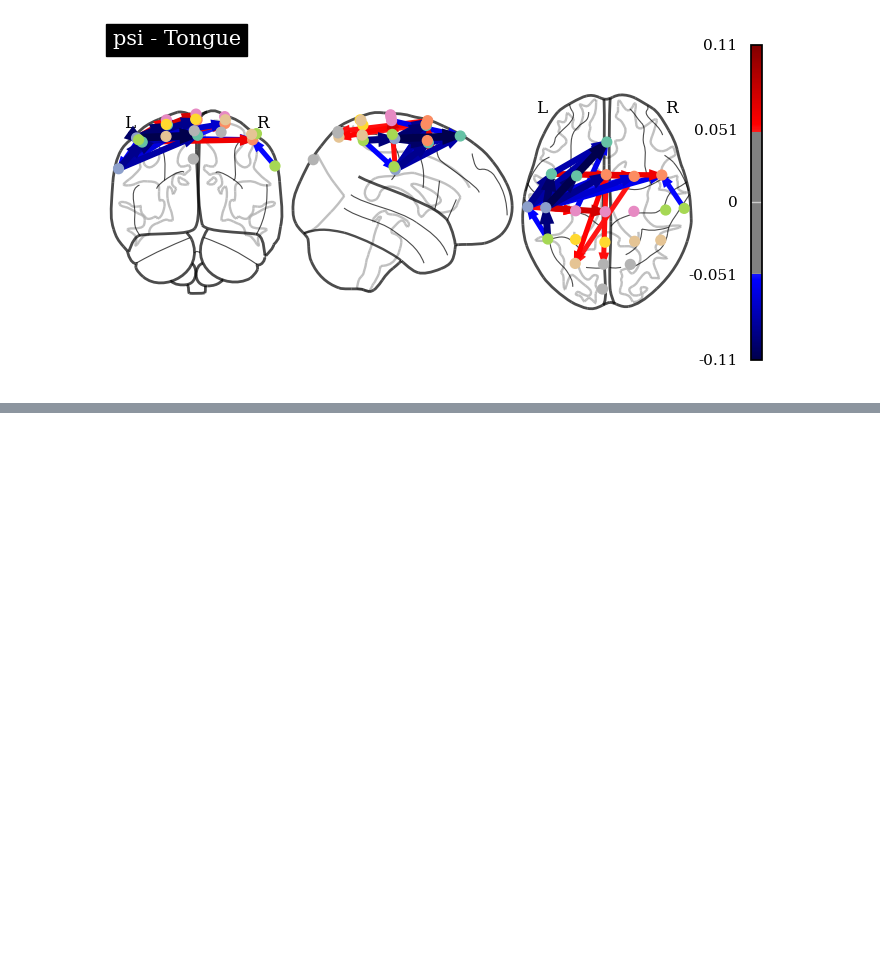
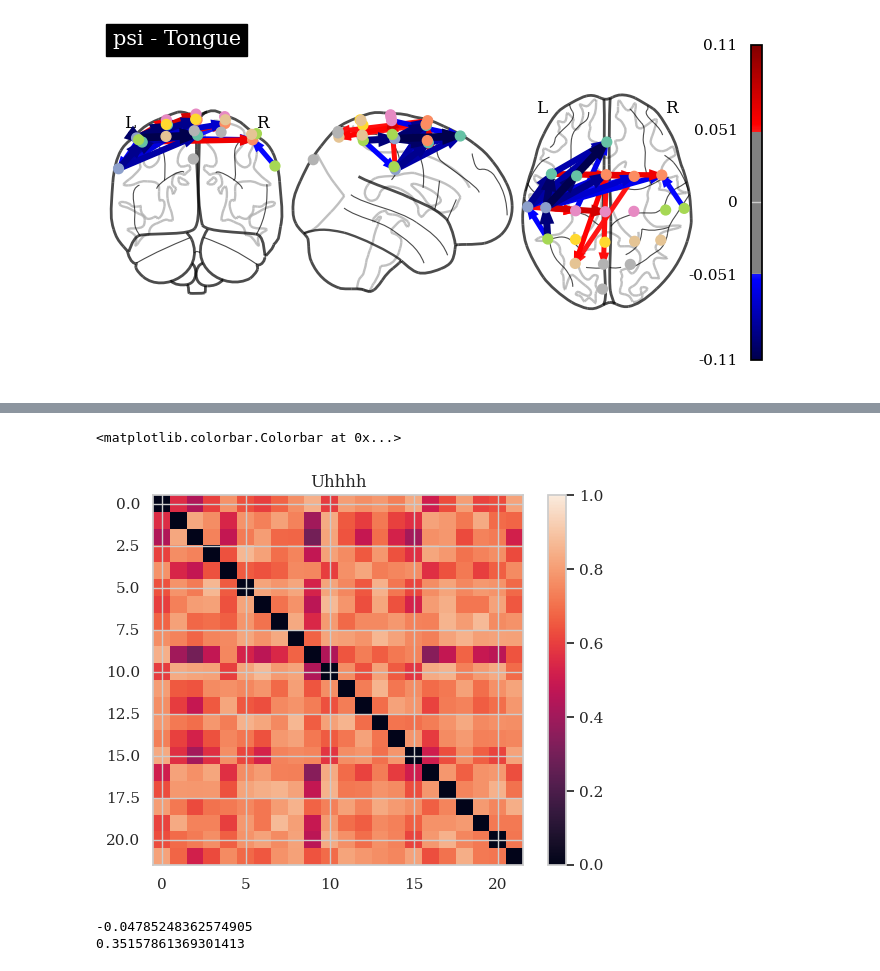
Before and after one commit to MatthewChen37/MATH8803-Final-Project, a Jupyter notebook: DirectedConnectivity.ipynb, the cells around one changed output, grey strips where cells are left out. Cells and saved outputs as stored; diff of their text form; code cells hidden in the pictures; blank space fills up the shorter version.

```diff
--- a/DirectedConnectivity.ipynb
+++ b/DirectedConnectivity.ipynb
@@ -527,0 +584,10 @@ plotting.plot_connectome(make_directed_psi(psi_tongue.get_data("dense")[:, :, 0]
+# %%
+# Create xr DataArray from the simulated excitatory timeseries (keeping the region labels)
+sim_signal = xr.DataArray(wc.exc[:, int(1000/wc.params.dt):], dims=("regions", "time"), coords={"regions": range(len(EEG_Locations.keys())), "time": wc.t[int(1000/wc.params.dt):]/1000})
+
+sim_signal = Signal(sim_signal)
+sim_signal.resample(to_frequency=100)
+# Filter signal
+sim_signal.filter(8, 30, inplace=True)
+# Extract signal envelope
+sim_signal.hilbert_transform('amplitude', inplace=True)
@@ -527,0 +608,12 @@ plotting.plot_connectome(make_directed_psi(psi_tongue.get_data("dense")[:, :, 0]
+# %%
+sim_fc = func.fc(sim_signal.data)
+
+# Set diagonal to zero
+np.fill_diagonal(sim_fc, 0)
+
+plt.imshow(sim_fc, vmin=0, vmax=1)
+plt.title("Uhhhh")
+plt.colorbar()
+# %% [output]
+<matplotlib.colorbar.Colorbar at 0x...>
+[figure, added]
@@ -527,0 +622,9 @@ plotting.plot_connectome(make_directed_psi(psi_tongue.get_data("dense")[:, :, 0]
+# %%
+struct_emp = np.corrcoef(wpli_all.flatten(), fiber_length_matrix.flatten())[0,1]
+sim_emp = np.corrcoef(wpli_all.flatten(), sim_fc.flatten())[0,1]
+
+print(struct_emp)
+print(sim_emp)
+# %% [output]
+-0.04785248362574905
+0.35157861369301413
```
Also changed, not shown: parts of 16 cells of this notebook, 3 other files.
